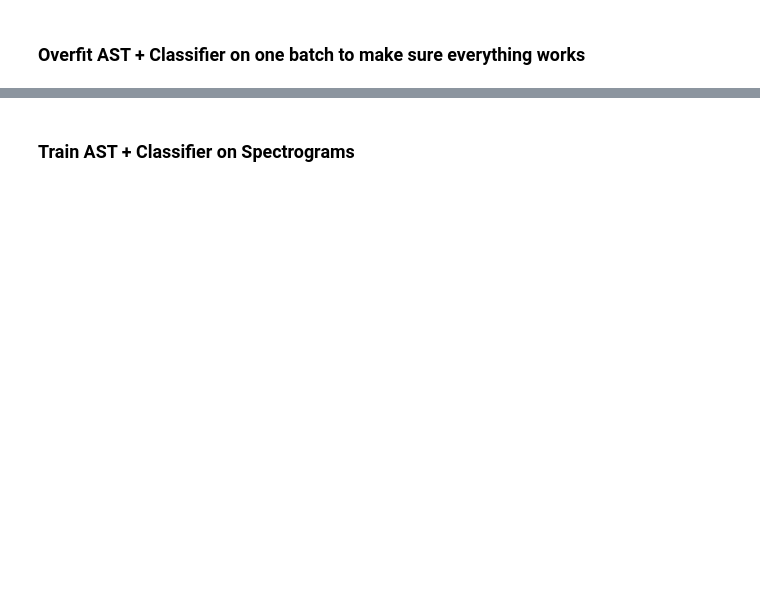
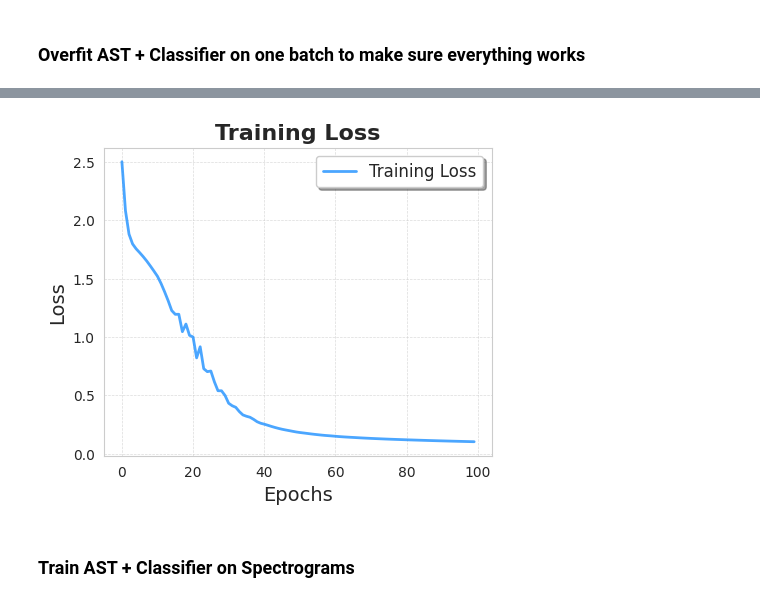
Before and after one commit to xaniadakis/BeatPatrol, a Jupyter notebook: step_7.ipynb, the cells around one changed output, grey strips where cells are left out. Saved outputs shown, nothing was run; the diff lists cells and outputs as text; code cells hidden in the pictures; blank space fills up the shorter version.

```diff
--- a/step_7.ipynb
+++ b/step_7.ipynb
@@ -140,7 +144,6 @@ Micro-average F1-score: 0.34
 # %% [markdown]
 ### Overfit AST + Classifier on one batch to make sure everything works
 # %%
-
 # prepare batch data and input shape
 x_b1, _, _ = next(iter(mel_specs_train_dl))
 input_shape = x_b1[0].shape
@@ -161,6 +164,11 @@ model = Classifier(num_classes=NUM_CATEGORIES, backbone=backbone).to(DEVICE)
 optimizer = optim.Adam(model.parameters(), lr=LR)
 
 # overfit model on a couple of batches
-train(model=model, train_loader=mel_specs_train_dl, val_loader=mel_specs_val_dl,
+train_losses, _ = train(model=model, train_loader=mel_specs_train_dl, val_loader=mel_specs_val_dl,
         optimizer=optimizer, epochs=100, device=DEVICE, overfit_batch=True)
+
+
+# plot losses
+plot_train_val_losses(train_losses=train_losses, val_losses=[],
+                      save_title=assets_path+"cnn_genre_train_val_losses.png")
 # %% [output]
@@ -184,3 +182,4 @@ Epoch 400, Loss at training set: 0.01340144220739603
+[figure, added]
 # %% [markdown]
 ### Train AST + Classifier on Spectrograms
 # %%
```
Also changed, not shown: parts of 7 cells of this notebook, 2 other files.
